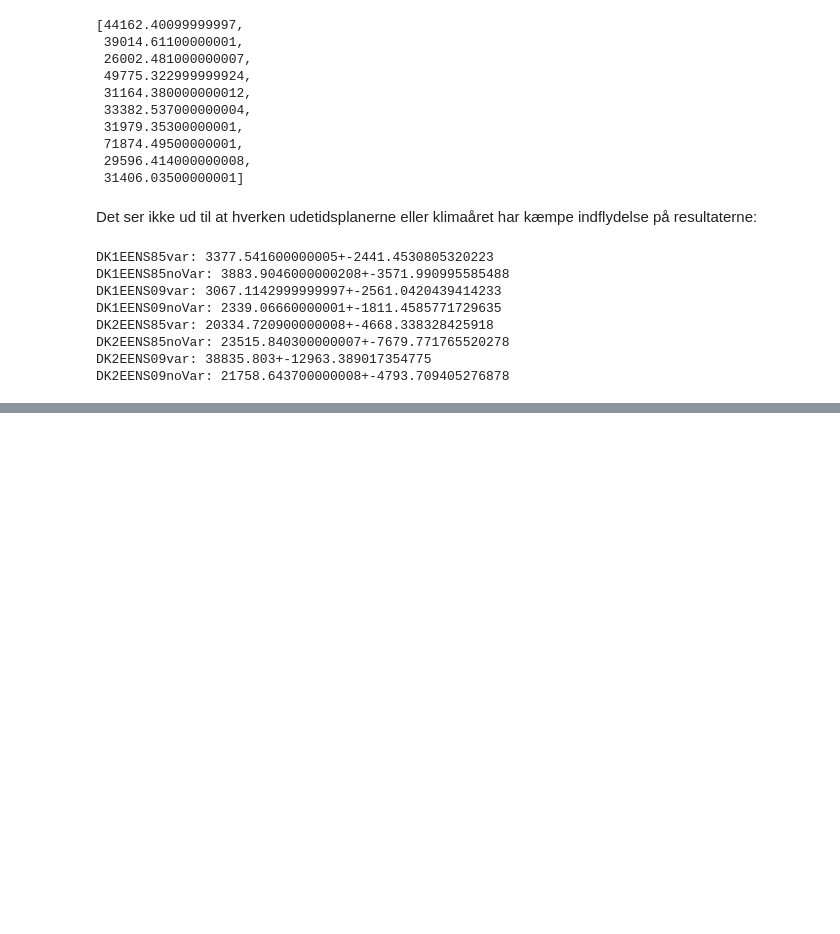
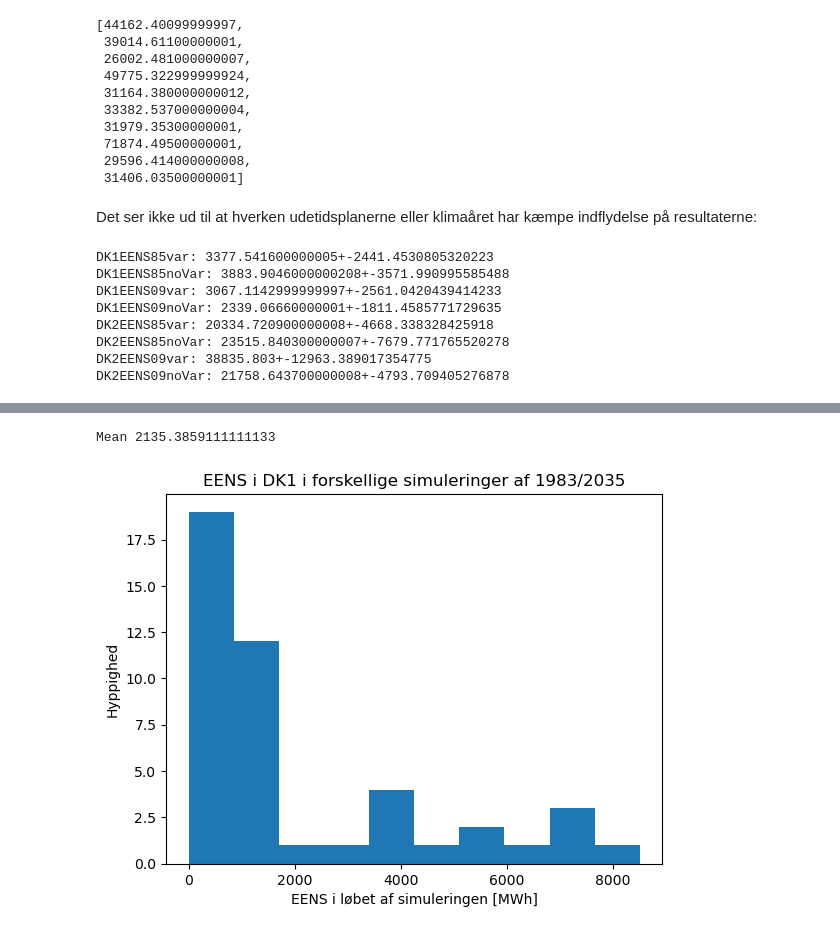
Before and after one commit to JeppeSchultzNielsen/REO-Sisyfos-lite, a Jupyter notebook: analysis/Stochastic.ipynb, the cells around one changed output, grey strips where cells are left out. Saved outputs shown, nothing was run; the diff lists cells and outputs as text; code cells hidden in the pictures; blank space fills up the shorter version.

```diff
--- a/analysis/Stochastic.ipynb
+++ b/analysis/Stochastic.ipynb
@@ -66,3 +66,12 @@ DK2EENS85var: 20334.720900000008+-4668.338328425918
 DK2EENS85noVar: 23515.840300000007+-7679.771765520278
 DK2EENS09var: 38835.803+-12963.389017354775
 DK2EENS09noVar: 21758.643700000008+-4793.709405276878
+# %%
+DK2EENS = []
+DK1EENS = []
+
+for i in range(45): #45
+    print(i)
+    res = ResultsFile("../results/2035_1985_var_"+str([i])+".txt")
+    DK2EENS.append(sum(res.getColumn("DK2_EENS")))
+    DK1EENS.append(sum(res.getColumn("DK1_EENS")))
@@ -68,0 +96,9 @@ DK2EENS09noVar: 21758.643700000008+-4793.709405276878
+# %%
+plt.hist(DK1EENS)
+plt.title("EENS i DK1 i forskellige simuleringer af 1983/2035")
+plt.xlabel("EENS i løbet af simuleringen [MWh]")
+plt.ylabel("Hyppighed")
+print(f"Mean {np.mean(DK1EENS)}")
+# %% [output]
+Mean 2135.3859111111133
+[figure, added]
```
Also changed, not shown: parts of 2 cells of this notebook, 6 other files.
